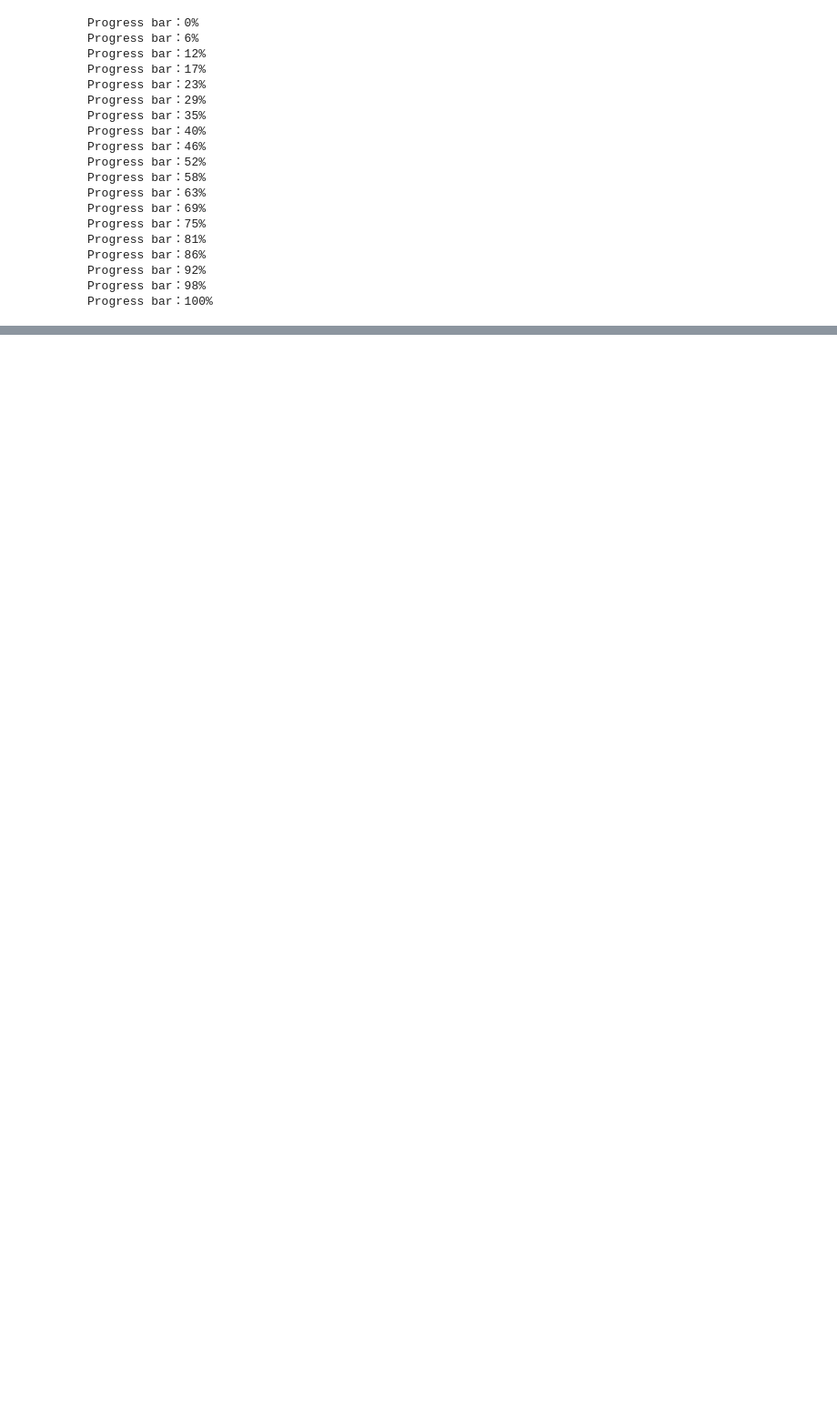
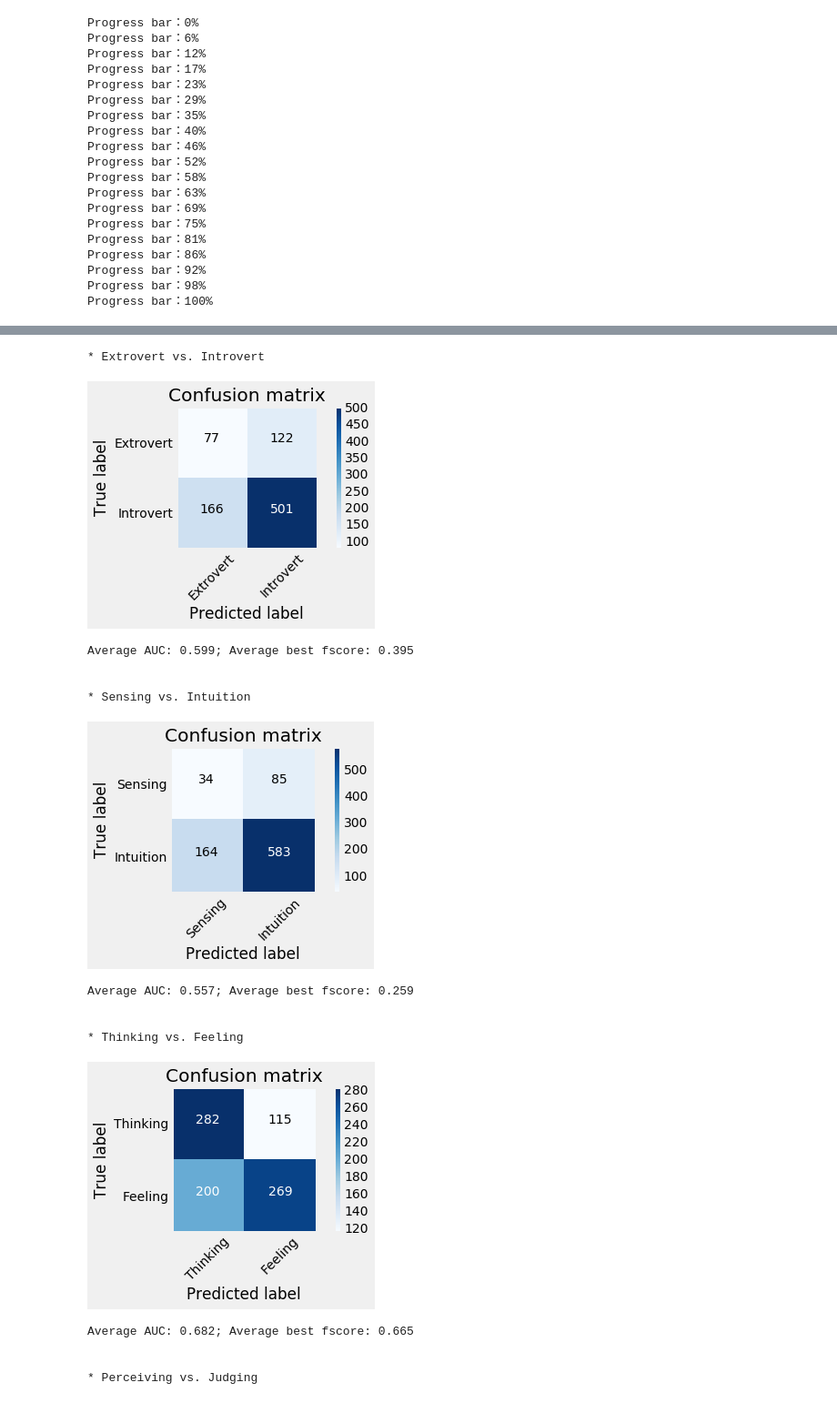
Before and after one commit to donyafoz/MBTI-ML, a Jupyter notebook: Final_Notebook.ipynb, the cells around one changed output, grey strips where cells are left out. Shown at 91% size. Drawn from its saved outputs; the diff is of its cells as text; code cells hidden in the pictures; blank space fills up the shorter version.

```diff
--- a/Final_Notebook.ipynb
+++ b/Final_Notebook.ipynb
@@ -368,0 +390,4 @@ mbti['Sentiment'] = sentiment_scaled
+# %%
+# for saving time, load the data we have done in terms of feature engineering.
+mbti = pd.read_csv("data/mbti_FE.csv")
+mbti.head()
@@ -368,0 +461,14 @@ mbti['Sentiment'] = sentiment_scaled
+# %%
+def threshold_search(y_true, y_proba):
+    '''
+    searching a threshold to find the best f1-score
+    '''
+    best_threshold = 0
+    best_score = 0
+    for threshold in [i * 0.01 for i in range(100)]:
+        score = f1_score(y_true=y_true, y_pred=y_proba > threshold)
+        if score > best_score:
+            best_threshold = threshold
+            best_score = score
+#     search_result = {'threshold': best_threshold, 'f1': best_score} print if u want
+    return best_score
@@ -368,0 +521,8 @@ mbti['Sentiment'] = sentiment_scaled
+# %%
+# initialize
+MNB = MultinomialNB()
+LR = LogisticRegression(random_state=0,class_weight='balanced')
+target = mbti.iloc[:,2:6]
+
+X_tf = pd.concat([mbti.iloc[:,6:],word_tfidf_df],axis=1)
+# X_ct = pd.concat([mbti.iloc[:,6:],word_ct_df],axis=1)
@@ -368,0 +532,19 @@ mbti['Sentiment'] = sentiment_scaled
+# %%
+mnb_tf_model = model(MNB, X_tf, target, nsplits=5)
+# %% [output]
+* Extrovert vs. Introvert
+[figure, added]
+Average AUC: 0.599; Average best fscore: 0.395
+
+
+* Sensing vs. Intuition
+[figure, added]
+Average AUC: 0.557; Average best fscore: 0.259
+
+
+* Thinking vs. Feeling
+[figure, added]
+Average AUC: 0.682; Average best fscore: 0.665
+
+
+* Perceiving vs. Judging
```
Also changed, not shown: parts of 130 cells of this notebook.
